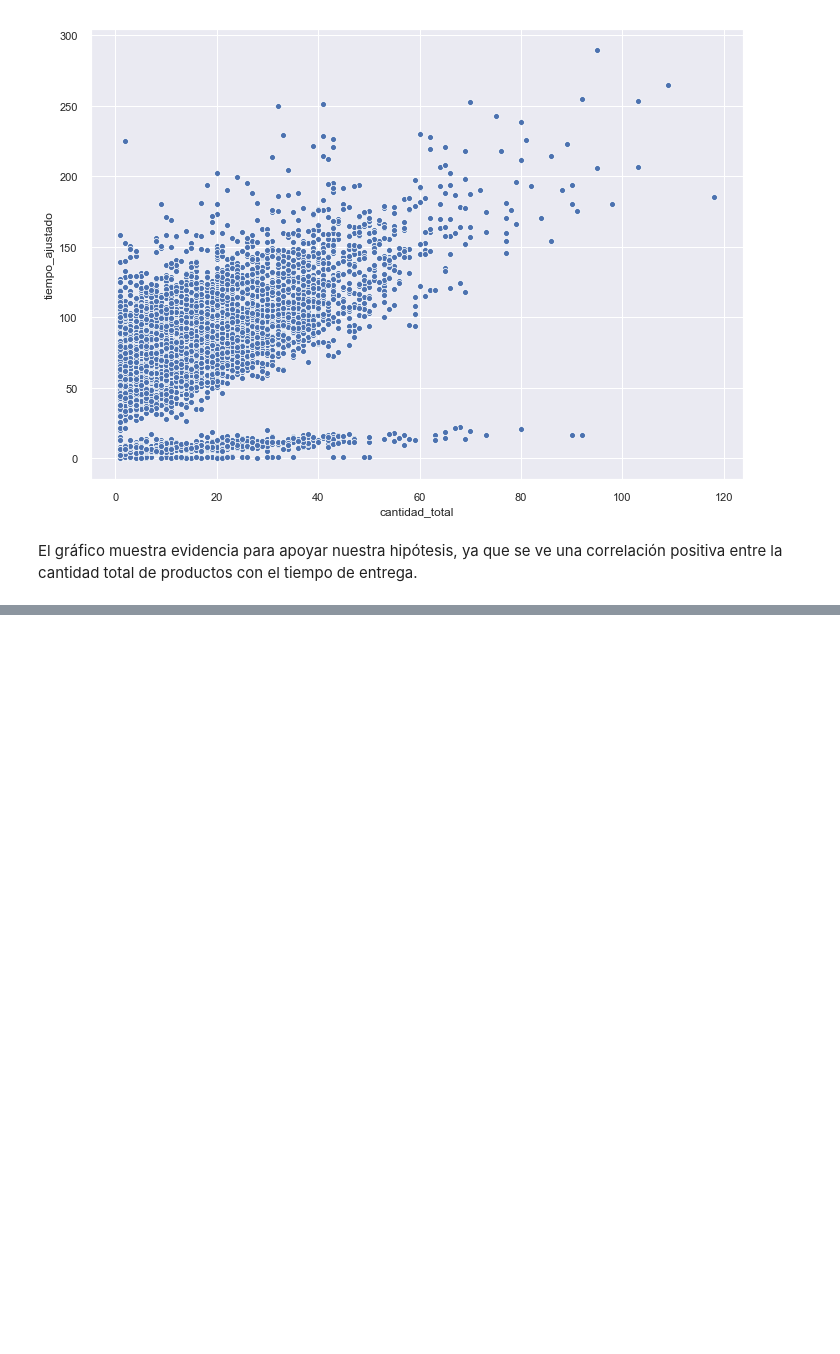
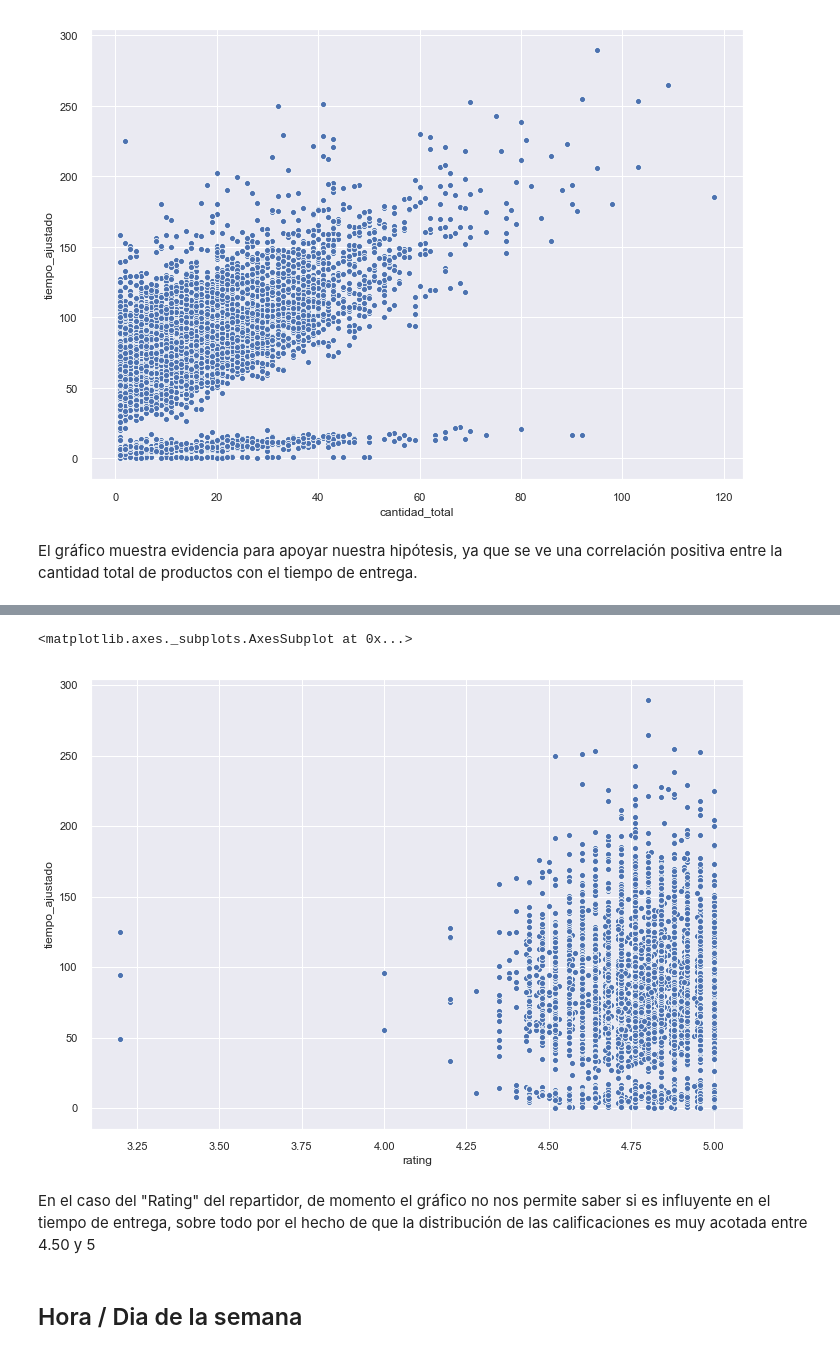
Before and after one commit to callejasv1/proyecto_oraculo, a Jupyter notebook: ProyectoV_Original.ipynb, the cells around one changed output, grey strips where cells are left out. Drawn from its saved outputs; the diff is of its cells as text; code cells hidden in the pictures; blank space fills up the shorter version.

```diff
--- a/ProyectoV_Original.ipynb
+++ b/ProyectoV_Original.ipynb
@@ -278,0 +286,9 @@ El gráfico muestra evidencia para apoyar nuestra hipótesis, ya que se ve una c
+# %%
+sns.scatterplot(data=df_grafico, x='rating', y='tiempo_ajustado')
+# %% [output]
+<matplotlib.axes._subplots.AxesSubplot at 0x...>
+[figure, added]
+# %% [markdown]
+En el caso del "Rating" del repartidor, de momento el gráfico no nos permite saber si es influyente en el tiempo de entrega, sobre todo por el hecho de que la distribución de las calificaciones es muy acotada entre 4.50 y 5
+# %% [markdown]
+## Hora / Dia de la semana
```
Also changed, not shown: parts of 2 cells of this notebook.
